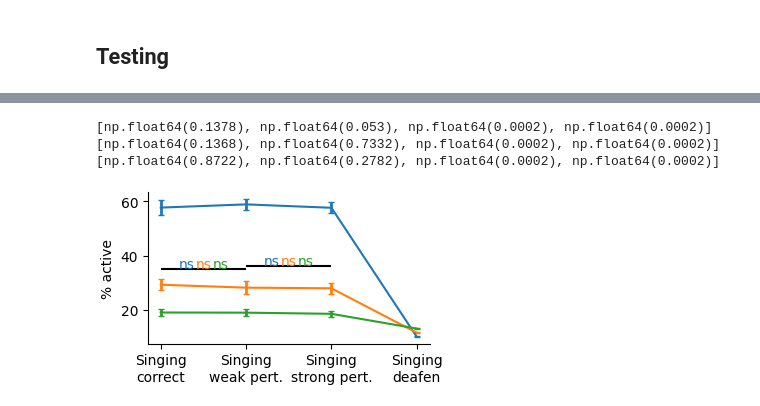
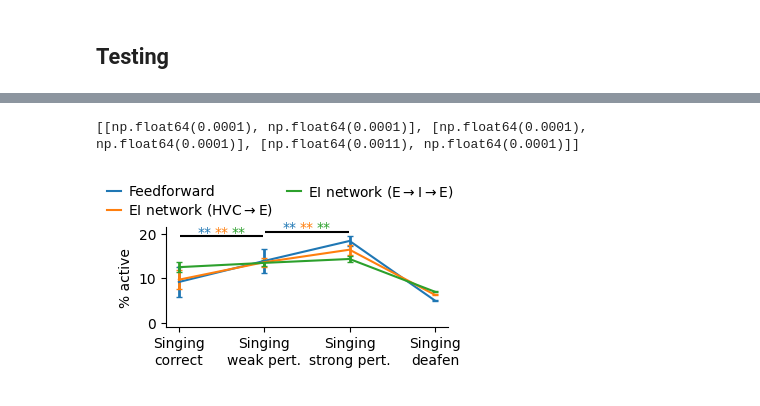
Before and after one commit to gongziyida/vocal-error-network, a Jupyter notebook: learn_real_test.ipynb, the cells around one changed output, grey strips where cells are left out. Drawn from its saved outputs; the diff is of its cells as text; code cells hidden in the pictures.

```diff
--- a/learn_real_test.ipynb
+++ b/learn_real_test.ipynb
@@ -27,7 +29,7 @@ PEAK_RATE, KERNEL_WIDTH = 150, 20
 tauE, tauI, dt = 30, 10, 1
 
 ### EI transfer function parameters
-rEmax, rImax, thE, thI, slope = 50, 100, 0, 0, 2
+rEmax, rImax, thE, thI, slope = 50, 100, -4, 0, 2
 phiE = lambda x: rEmax/2 * (1 + erf((x - thE) / (np.sqrt(2) * slope)))
 phiI = lambda x: rImax/2 * (1 + erf((x - thI) / (np.sqrt(2) * slope)))
 
@@ -120,22 +114,27 @@ for l, m in enumerate(('FF', 'EI', 'EIrec')):
 # %%
-fig, ax = plt.subplots(3, 3, sharex='col', sharey='col', figsize=(4, 4))
+fig, ax = plt.subplots(3, 3, sharex='all', sharey='all', figsize=(3.5, 3.5))
 # t0, t1 = T_pre + PERT_T0, T_pre + PERT_T1
 t0, t1 = T_pre, T_pre + T_song
 for i in range(3):
     z_ctrl = res['ctrl'][i][:,t0:t1].mean(axis=(0,1))
     for j, k in enumerate(('pert_weak', 'pert_strong', 'deaf')):
         z_pert = res[k][i][:,t0:t1].mean(axis=(0,1))
-        ax[j,i].scatter(z_ctrl[NE:], z_pert[NE:], s=3, c='grey')
-        ax[j,i].scatter(z_ctrl[:NE], z_pert[:NE], s=5, c='k')
-        ax[j,i].plot([-3, 20], [-3,20], c='r', ls='--', zorder=-1)
+        ax[j,i].scatter(z_ctrl[NE:], z_pert[NE:], s=3, c='grey', zorder=-2)
+        ax[j,i].scatter(z_ctrl[:NE], z_pert[:NE], s=5, c='k', zorder=-1)
+        # ax[j,i].hist2d(z_ctrl[:NE], z_pert[:NE], bins=20, norm='log',
+        #                cmap='binary', range=((0,20),(0,20)));
+        ax[j,i].plot([-3, 20], [-3,20], c='r', ls='--', zorder=-3)
         ax[j,i].set(aspect=1, ylim=[-1.5,15], xlim=[-1.5,15],
                     yticks=[0,10], xticks=[0,10])
+        ax[j,i].set_rasterization_zorder(0)
         ax[-1,i].set(xlabel='Singing\ncorrect')
+ax[0,1].text(0, 11, 'Exc.', c='k', zorder=1)
+ax[0,1].text(7, 2, 'Inh.', c='grey', zorder=1)
 ax[0,0].set_ylabel('Singing\nweak pert.')
 ax[1,0].set_ylabel('Singing\nstrong pert.')
 ax[2,0].set_ylabel('Singing\ndeafen')
 ax[0,0].set_title('Feedforward\n', fontsize=10)
 ax[0,1].set_title('EI network\n(HVC$\\to$E)', fontsize=10)
-ax[0,2].set_title('EI network\n(recurrent)', fontsize=10)
-fig.savefig('svg/learn_real_joint_dist_%s.svg' % postfix)
+ax[0,2].set_title('EI network\n(%s)' % REC_TITLE, fontsize=10)
+fig.savefig('svg/different_models/learn_real_joint_dist_%s.svg' % postfix, dpi=200)
 # %% [output]
@@ -173,35 +142,37 @@ Text(0.5, 0.98, 'PC1 vs PC2')
 # %%
-from scipy.stats import permutation_test
 titles = ['Singing\ncorrect', 'Singing\nweak pert.', 'Singing\nstrong pert.', 'Singing\ndeafen']
 fig, ax = plt.subplots(1, figsize=(3.5, 2))
-ax.hlines([35, 36], [0, 1], [1, 2], color='k')
 def statistic(x, y):
     return x.mean() - y.mean()
-for l, m in enumerate(('FF', 'EI', 'EIrec')):
-    color = 'C%d' % l
+ls = ['Feedforward', r'EI network (HVC$\to$E)', r'EI network (%s)' % REC_TITLE]
+pvs = []
+for i, (m, l) in enumerate(zip(('FF', 'EI', 'EIrec'), ls)):
+    color = 'C%d' % i
     t0, t1 = PERT_T0+T_pre, PERT_T1+T_pre
-    data = [(res[k][l][:,t0:t1,:NE].mean(axis=1)>3).mean(axis=-1)*100
+    # data = [(res[k][i][:,t0:t1,:NE].mean(axis=1)>5).mean(axis=-1)*100
+    #         for k in ('ctrl', 'pert_weak', 'pert_strong', 'deaf')]
+    data = [(res[k][i][:,t0:t1,:NE]>5).mean(axis=(1,2))*100
             for k in ('ctrl', 'pert_weak', 'pert_strong', 'deaf')]
     data = np.stack(data)
     ax.errorbar([0,1,2,3], data.mean(axis=1), yerr=data.std(axis=1),
-                capsize=2, elinewidth=2)
-    pvs = [permutation_test(data[0:2], statistic).pvalue,
-           permutation_test(data[1:3], statistic).pvalue,
-           permutation_test([data[0],data[3]], statistic).pvalue,
-           permutation_test([data[0],data[3]], statistic).pvalue]
-    print(pvs)
-    for i, pv in enumerate(pvs[:-2]):
-        if pv * 2 < 0.05:
-            ax.text(i+0.5+(l-1)*0.2, 35+i if i<2 else 34,
-                    '*' if pv * 2 > 0.01 else '**', ha='center', c='C%d'%l)
+                capsize=2, elinewidth=2, c=color)
+    ax.plot(0, 0, c=color, label=l)
+    pvs.append([permutation_test(data[0:2], statistic, alternative='less').pvalue,
+                permutation_test(data[1:3], statistic, alternative='less').pvalue])
+print(pvs)
+y = ax.get_ylim()[1]-1
+ax.hlines([y, y+1], [0.01, 1.01], [0.99, 1.99], color='k')
+for i in range(3): # 3 models
+    for j, pv in enumerate(pvs[i]):
+        if pv < 0.05:
+            ax.text(j+0.5+(i-1)*0.2, y+j,
+                    '*' if pv > 0.01 else '**', ha='center', c='C%d'%i)
         else:
-            ax.text(i+0.5+(l-1)*0.2, 35.5+i if i<2 else 34.5,
-                    'ns', ha='center', c='C%d'%l)
-ax.set(xticks=[0,1,2,3], xticklabels=titles, ylabel='% active')
-fig.savefig('svg/percent_active_%s.svg' % postfix)
+            ax.text(j+0.5+(i-1)*0.2, y+0.5+j, 'ns', ha='center', c='C%d'%i)
+ax.set(xticks=[0,1,2,3], xticklabels=titles, ylabel='% active', title='\n$\ $\n')
+fig.legend(ncols=2)
+fig.savefig('svg/different_models/percent_active_%s.svg' % postfix)
 # %% [output]
-[np.float64(0.1378), np.float64(0.053), np.float64(0.0002), np.float64(0.0002)]
-[np.float64(0.1368), np.float64(0.7332), np.float64(0.0002), np.float64(0.0002)]
-[np.float64(0.8722), np.float64(0.2782), np.float64(0.0002), np.float64(0.0002)]
+[[np.float64(0.0001), np.float64(0.0001)], [np.float64(0.0001), np.float64(0.0001)], [np.float64(0.0011), np.float64(0.0001)]]
-[figure, old version]
+[figure, new version]
 # %%
```
Also changed, not shown: parts of 11 cells of this notebook, 26 other files.
